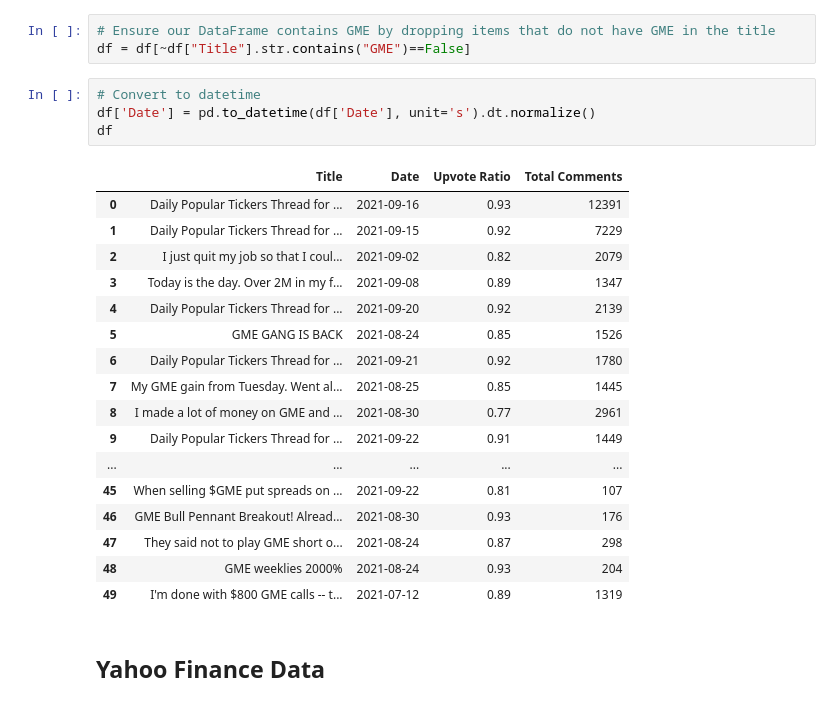
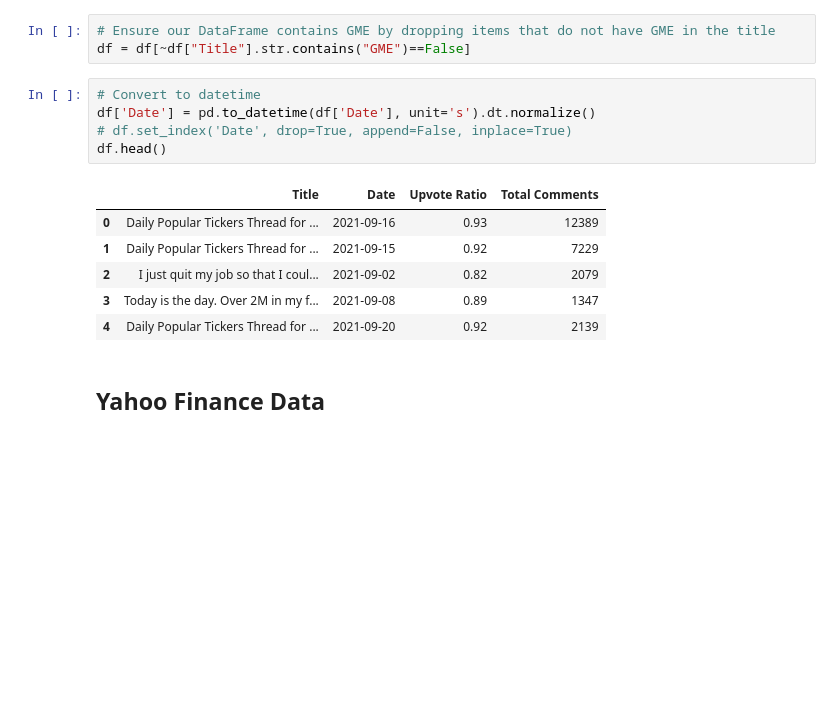
Before and after one commit to josephchancey/etl-reddit-finance, a Jupyter notebook: assets/etl-reddit-finance.ipynb, the cells around one changed output. Drawn from its saved outputs; the diff is of its cells as text; blank space fills up the shorter version.

```diff
--- a/assets/etl-reddit-finance.ipynb
+++ b/assets/etl-reddit-finance.ipynb
@@ -70,25 +59,15 @@ df = df[~df["Title"].str.contains("GME")==False]
 # %%
 # Convert to datetime
 df['Date'] = pd.to_datetime(df['Date'], unit='s').dt.normalize()
-df
+# df.set_index('Date', drop=True, append=False, inplace=True)
+df.head()
 # %% [output]
 |  | Title | Date | Upvote Ratio | Total Comments |
-| 0 | Daily Popular Tickers Thread for ... | 2021-09-16 | 0.93 | 12391 |
+| 0 | Daily Popular Tickers Thread for ... | 2021-09-16 | 0.93 | 12389 |
 | 1 | Daily Popular Tickers Thread for ... | 2021-09-15 | 0.92 | 7229 |
 | 2 | I just quit my job so that I coul... | 2021-09-02 | 0.82 | 2079 |
 | 3 | Today is the day. Over 2M in my f... | 2021-09-08 | 0.89 | 1347 |
 | 4 | Daily Popular Tickers Thread for ... | 2021-09-20 | 0.92 | 2139 |
-| 5 | GME GANG IS BACK | 2021-08-24 | 0.85 | 1526 |
-| 6 | Daily Popular Tickers Thread for ... | 2021-09-21 | 0.92 | 1780 |
-| 7 | My GME gain from Tuesday. Went al... | 2021-08-25 | 0.85 | 1445 |
-| 8 | I made a lot of money on GME and ... | 2021-08-30 | 0.77 | 2961 |
-| 9 | Daily Popular Tickers Thread for ... | 2021-09-22 | 0.91 | 1449 |
-| ... | ... | ... | ... | ... |
-| 45 | When selling $GME put spreads on ... | 2021-09-22 | 0.81 | 107 |
-| 46 | GME Bull Pennant Breakout! Alread... | 2021-08-30 | 0.93 | 176 |
-| 47 | They said not to play GME short o... | 2021-08-24 | 0.87 | 298 |
-| 48 | GME weeklies 2000% | 2021-08-24 | 0.93 | 204 |
-| 49 | I'm done with $800 GME calls -- t... | 2021-07-12 | 0.89 | 1319 |
 # %% [markdown]
 ## Yahoo Finance Data
 # %%
```
Also changed, not shown: parts of 6 cells of this notebook.
